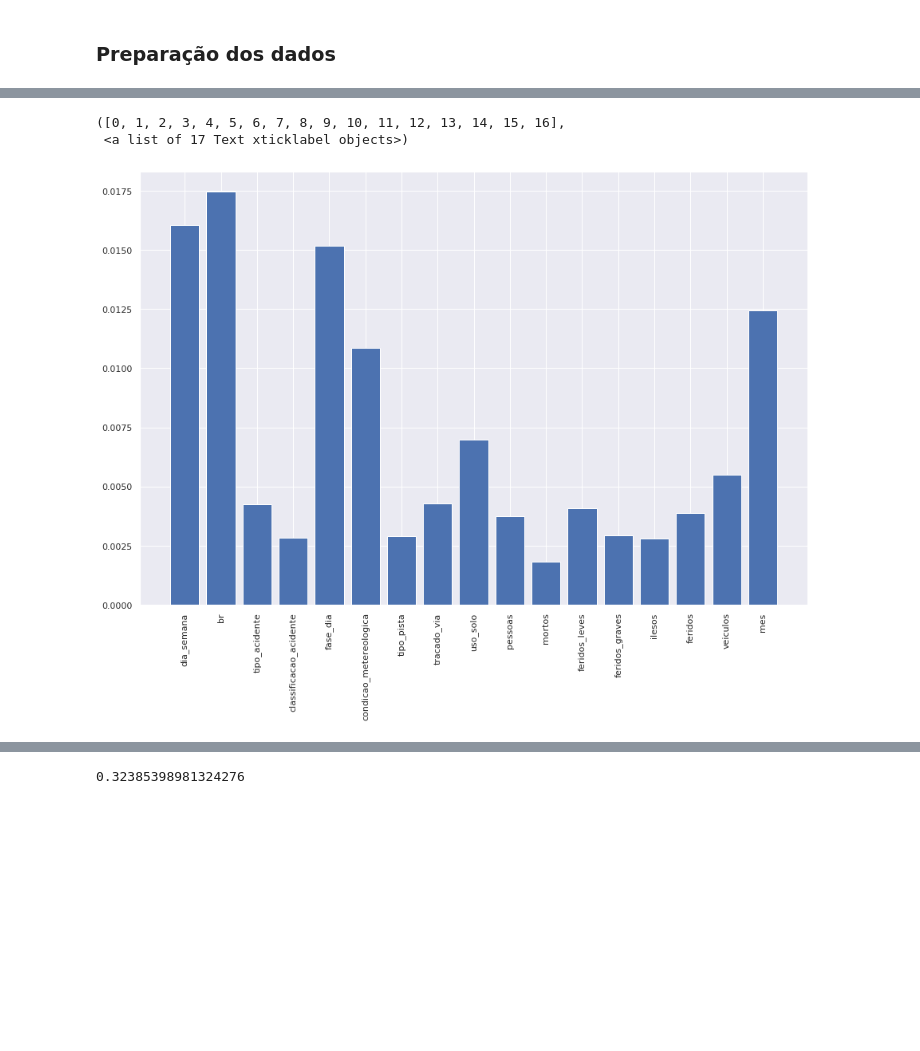
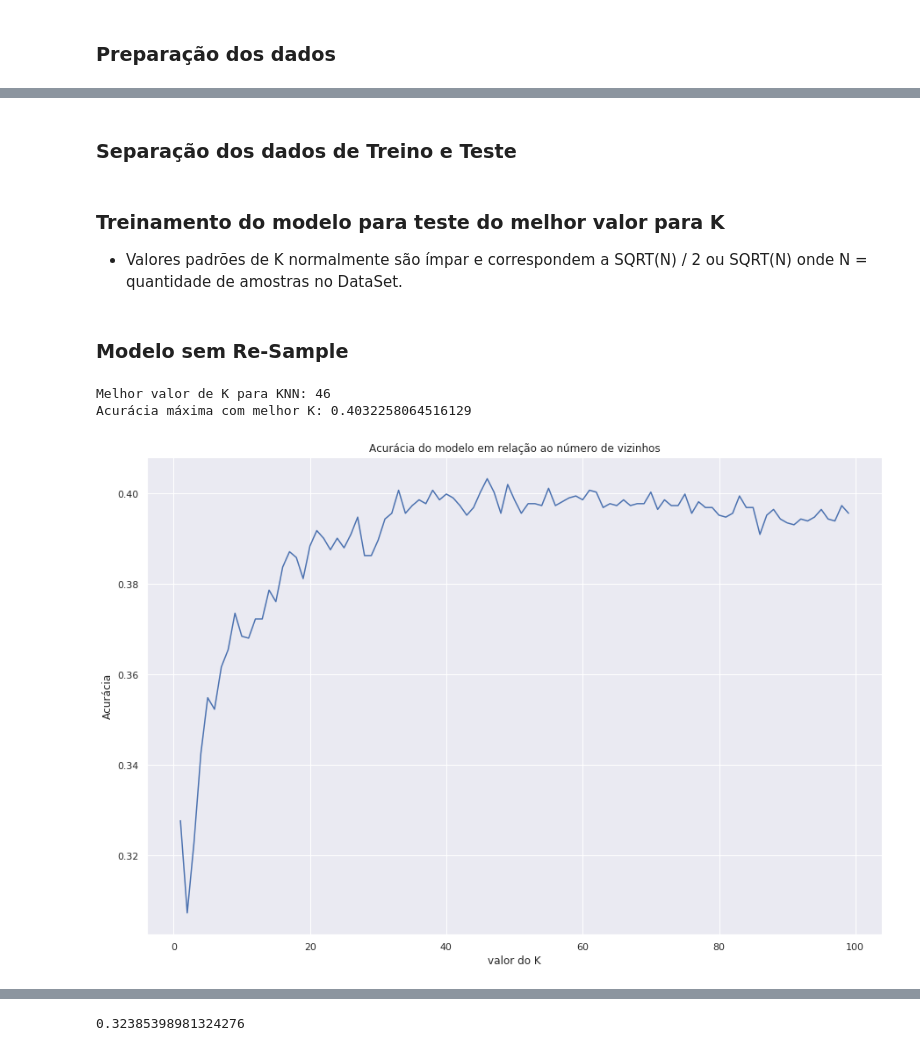
Before and after one commit to IagoCarvalho/tcc_scripts, a Jupyter notebook: ML_classification.ipynb, the cells around one changed output, grey strips where cells are left out. Drawn from its saved outputs; the diff is of its cells as text; code cells hidden in the pictures; blank space fills up the shorter version.

Commit message:
Improves model and problem evaluation
Co-authored-by: Hugo <hugo.asb96@gmail.com>

```diff
--- a/ML_classification.ipynb
+++ b/ML_classification.ipynb
@@ -32,14 +76,17 @@ acidentes_prf = mongo_to_dataframe("acidentes_rodovias_2010_2019")
 # %%
 def get_periodo(row, horario_column):
+
+    horario = wrap(row[horario_column], 2)[0]
+
     if row[horario_column] == 'NAO_ESPECIFICADA':
         return 'NAO_ESPECIFICADA'
-    elif wrap(row[horario_column], 2)[0] >= '06' and wrap(row[horario_column], 2)[0] < '12':
+    elif horario >= '06' and horario < '12':
         return 'Amanhecer'
-    elif wrap(row[horario_column] , 2)[0]>= '12' and wrap(row[horario_column] , 2)[0]< '18':
+    elif horario >= '12' and horario < '18':
         return 'Pleno dia'
-    elif wrap(row[horario_column] , 2)[0]>= '18' and wrap(row[horario_column] , 2)[0]< '19':
+    elif horario >= '18' and horario < '19':
         return 'Anoitecer'
-    elif wrap(row[horario_column] , 2)[0]>= '19' and wrap(row[horario_column] , 2)[0]<= '23':
+    elif horario >= '19' and horario <= '23':
         return 'Plena Noite'
-    elif wrap(row[horario_column] , 2)[0]>= '00' and wrap(row[horario_column] , 2)[0]<= '06':
+    elif horario >= '00' and horario <= '06':
         return 'Madrugada'
@@ -187,7 +267,7 @@ acidentes_prf.dia_semana = le.fit_transform(acidentes_prf.dia_semana)
 acidentes_prf.tipo_acidente = le.fit_transform(acidentes_prf.tipo_acidente)
 acidentes_prf.classificacao_acidente = le.fit_transform(acidentes_prf.classificacao_acidente)
 acidentes_prf.fase_dia = le.fit_transform(acidentes_prf.fase_dia)
-#acidentes_prf.sentido_via = le.fit_transform(acidentes_prf.sentido_via)
+acidentes_prf.sentido_via = le.fit_transform(acidentes_prf.sentido_via)
 acidentes_prf.condicao_metereologica = le.fit_transform(acidentes_prf.condicao_metereologica)
 acidentes_prf.tipo_pista = le.fit_transform(acidentes_prf.tipo_pista)
 acidentes_prf.tracado_via = le.fit_transform(acidentes_prf.tracado_via)
@@ -195,6 +279,6 @@ acidentes_prf.uso_solo = le.fit_transform(acidentes_prf.uso_solo)
 # %%
 X = acidentes_prf.drop('causa_acidente', axis = 1)
-y = (acidentes_prf['causa_acidente'])
+y = acidentes_prf.causa_acidente
 # %%
 clf = ExtraTreesClassifier()
 clf = clf.fit(X, y)
@@ -219,19 +314,47 @@ Data matrix shape after LinearSVC feature selection: (11776, 17)
+# %% [markdown]
+### Separação dos dados de Treino e Teste
 # %%
 X_train, X_test, y_train, y_test = train_test_split(
     X_new,
     y,
     test_size = 0.20,
-    random_state = 42,
-    stratify = y
+    random_state = 42
 )
-# %%
-feature_importance = clf.feature_importances_
-feature_importance_normalized = np.std([tree.feature_importances_ for tree in
-                                        clf.estimators_],
-                                        axis = 0)
-plt.bar(X.columns, feature_importance_normalized)
-plt.xticks(rotation = 90)
-# %% [output]
-([0, 1, 2, 3, 4, 5, 6, 7, 8, 9, 10, 11, 12, 13, 14, 15, 16],
- <a list of 17 Text xticklabel objects>)
-[figure, removed]
+# %% [markdown]
+### Treinamento do modelo para teste do melhor valor para K
+
+* Valores padrões de K normalmente são ímpar e correspondem a SQRT(N) / 2 ou SQRT(N) onde N = quantidade de amostras no DataSet.
+# %% [markdown]
+### Modelo sem Re-Sample
+# %%
+k_range = range(1, 100)
+scores = {}
+scores_list = []
+
+for k in k_range:
+
+    knn = KNeighborsClassifier(n_neighbors = k)
+    knn.fit(X_train, y_train)
+
+    scores[k] = knn.score(X_test, y_test)
+    scores_list.append(knn.score(X_test, y_test))
+
+
+plt.plot(k_range, scores_list)
+plt.title('Acurácia do modelo em relação ao número de vizinhos')
+plt.xlabel('valor do K')
+plt.ylabel('Acurácia')
+
+np_k_scores = np.asarray(scores_list)
+best_k = np.argmax(np_k_scores) + 1
+
+knn = KNeighborsClassifier(n_neighbors = best_k)
+knn.fit(X_train, y_train)
+y_pred = knn.predict(X_test)
+
+print('Melhor valor de K para KNN: ' + str(best_k))
+print('Acurácia máxima com melhor K: ' + str(max(scores_list)))
+# %% [output]
+Melhor valor de K para KNN: 46
+Acurácia máxima com melhor K: 0.4032258064516129
+[figure, added]
```
Also changed, not shown: parts of 46 cells of this notebook.
